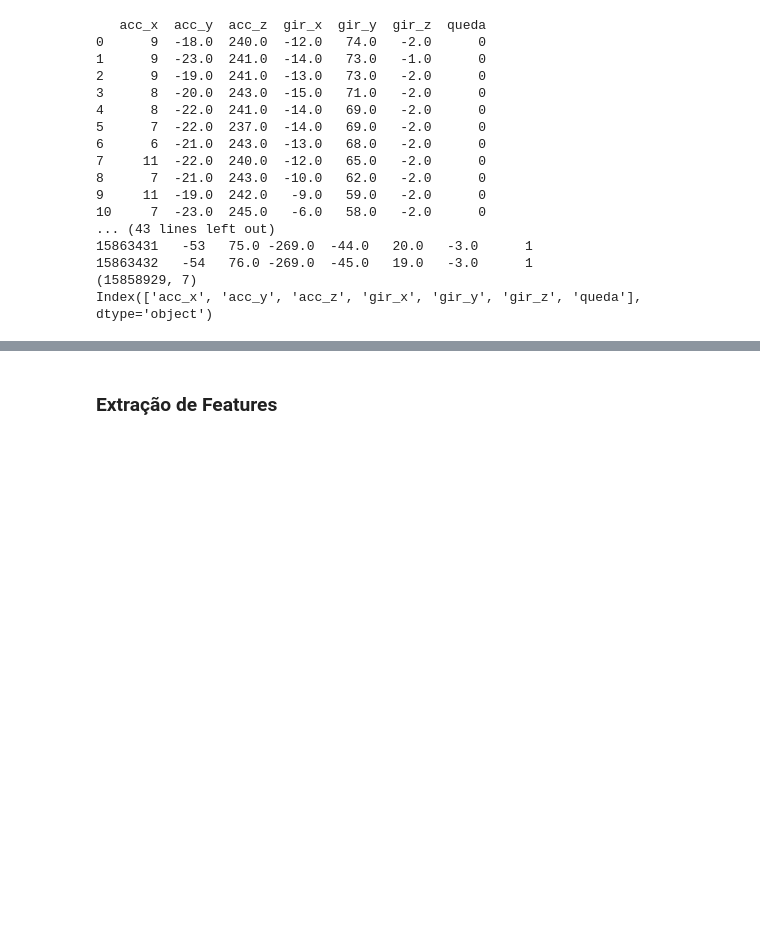
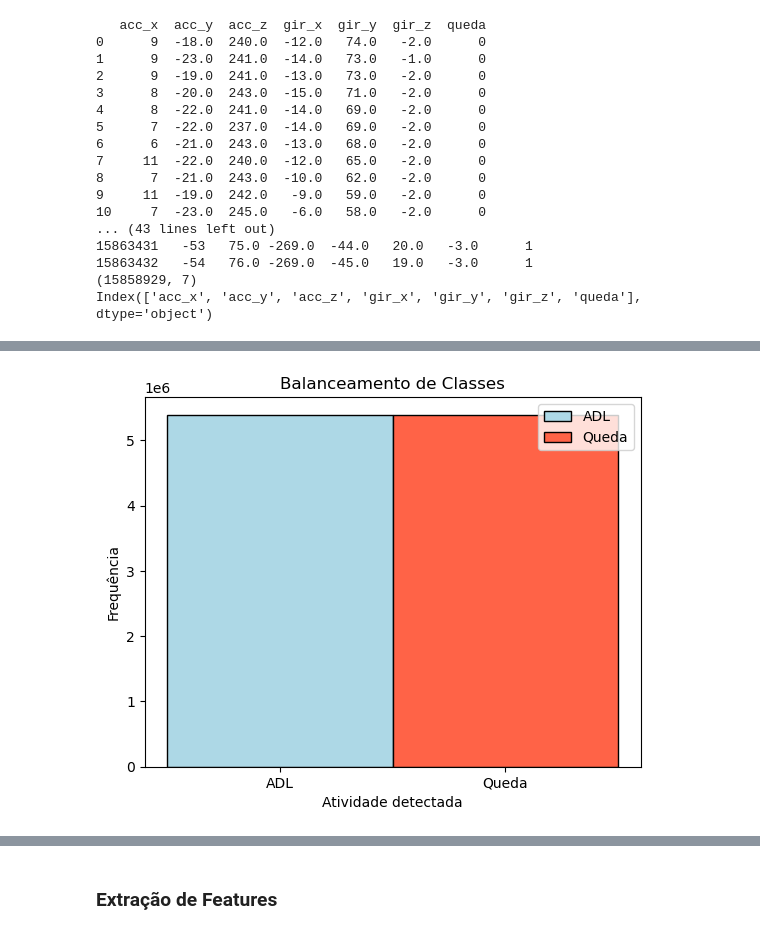
Before and after one commit to danielegsouza/elderly_fall_detection, a Jupyter notebook: pre-processing.ipynb, the cells around one changed output, grey strips where cells are left out. Drawn from its saved outputs; the diff is of its cells as text; code cells hidden in the pictures; blank space fills up the shorter version.

```diff
--- a/pre-processing.ipynb
+++ b/pre-processing.ipynb
@@ -101,0 +131,26 @@ Index(['acc_x', 'acc_y', 'acc_z', 'gir_x', 'gir_y', 'gir_z', 'queda'], dtype='ob
+# %%
+#Lidando com o balanceamento de classes
+# Separando as classes
+classe_0 = data[data['queda'] == 0]
+classe_1 = data[data['queda'] == 1]
+
+# Fazendo o undersampling da classe majoritária
+classe_0_undersampled = classe_0.sample(len(classe_1))
+
+# Concatenando as classes
+data_undersampled = pd.concat([classe_0_undersampled, classe_1])
+
+# Plotando o histograma para a classe 0 (ADL)
+plt.hist(data_undersampled[data_undersampled['queda'] == 0]['queda'], bins=1, edgecolor='black', color='#ADD8E6', label='ADL')
+
+# Plotando o histograma para a classe 1 (Queda)
+plt.hist(data_undersampled[data_undersampled['queda'] == 1]['queda'], bins=1, edgecolor='black', color='#FF6347', label='Queda')
+
+plt.title('Balanceamento de Classes')
+plt.xlabel('Atividade detectada')
+plt.ylabel('Frequência')
+plt.xticks([0, 1], ['ADL', 'Queda'])
+plt.legend()
+plt.show()
+# %% [output]
+[figure, added]
```
Also changed, not shown: parts of 6 cells of this notebook.
